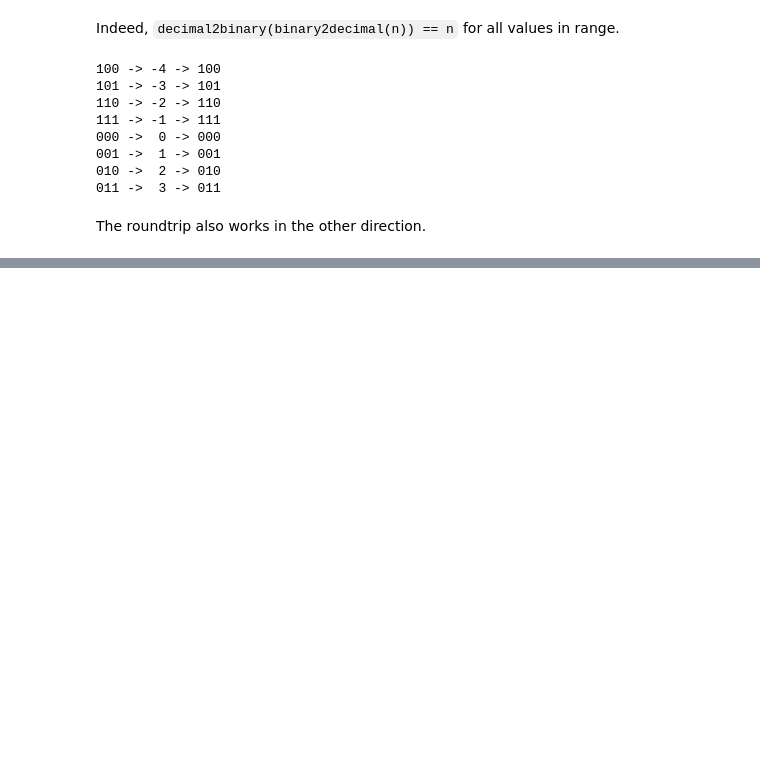
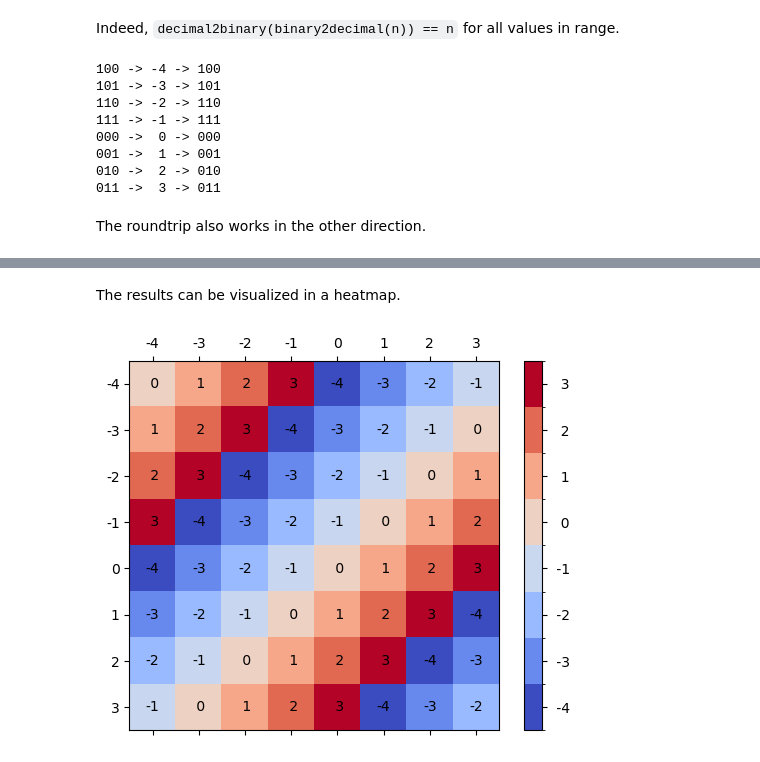
Before and after one commit to gjbex/Python-for-programmers, a Jupyter notebook: source_code/two_complement.ipynb, the cells around one changed output, grey strips where cells are left out. Drawn from its saved outputs; the diff is of its cells as text; code cells hidden in the pictures; blank space fills up the shorter version.

Commit message:
Add addition

```diff
--- a/source_code/two_complement.ipynb
+++ b/source_code/two_complement.ipynb
@@ -209,7 +213,7 @@ def binary2decimal(bits: list[int]) -> int:
     Parameters
     ----------
     bits: list[int]
-        bit representation of an integer in 2-complement representation, most significant bit first.
+        bit representation of an integer in 2-complement representation, most significant bit first
 
     Returns
     -------
@@ -273,0 +282,39 @@ The roundtrip also works in the other direction.
+# %%
+def add(bits1: list[int], bits2: list[int]) -> list[int]:
+    '''Add two numbers in 2-complement representation
+
+    Parameters
+    ----------
+    bits1: list[int]
+        bit representation of the first integer in 2-complement representation, most significant bit first.
+    bits2: list[int]
+        bit representation of the second integer in 2-complement representation, most significant bit first.
+
+    Results
+    -------
+    list[int]
+        bit representation of the result in 2-complement representation, most significant bit first.
+
+    Raisss
+    ------
+    ValueError
+        if the bit representations don't have the same number of bits
+    '''
+    if len(bits1) != len(bits2):
+        raise ValueError(f'number of bits should be equal, but {len(bits1)} versus {len(bits2)}')
+    carry = 0
+    bits = []
+    for bit1, bit2 in zip(bits1[::-1], bits2[::-1]):
+        carry, bit = divmod(bit1 + bit2 + carry, 2)
+        bits.insert(0, bit)
+    return bits
+# %%
+N = 3
+for n1, n2 in itertools.product(range(-2**(N - 1), 2**(N - 1)), repeat=2):
+    bits1, bits2 = decimal2binary(n1, nr_bits=N), decimal2binary(n2, nr_bits=N)
+    bits = add(bits1, bits2)
+    n = binary2decimal(bits)
+    print(f'{n1:2d} ({binary2str(bits1)}) + {n2:2d} ({binary2str(bits2)}) = {n:2d} ({binary2str(bits)})')
+    s = (n1 + n2) % 2**N
+    s = s if s < 2**(N - 1) else s - 2**N
+    assert s == n
@@ -273,0 +339,2 @@ The roundtrip also works in the other direction.
+# %% [markdown]
+The results can be visualized in a heatmap.
@@ -273,0 +385,4 @@ The roundtrip also works in the other direction.
+# %%
+visualize_addition(nr_bits=3)
+# %% [output]
+[figure, added]
```
Also changed, not shown: parts of 9 cells of this notebook.
